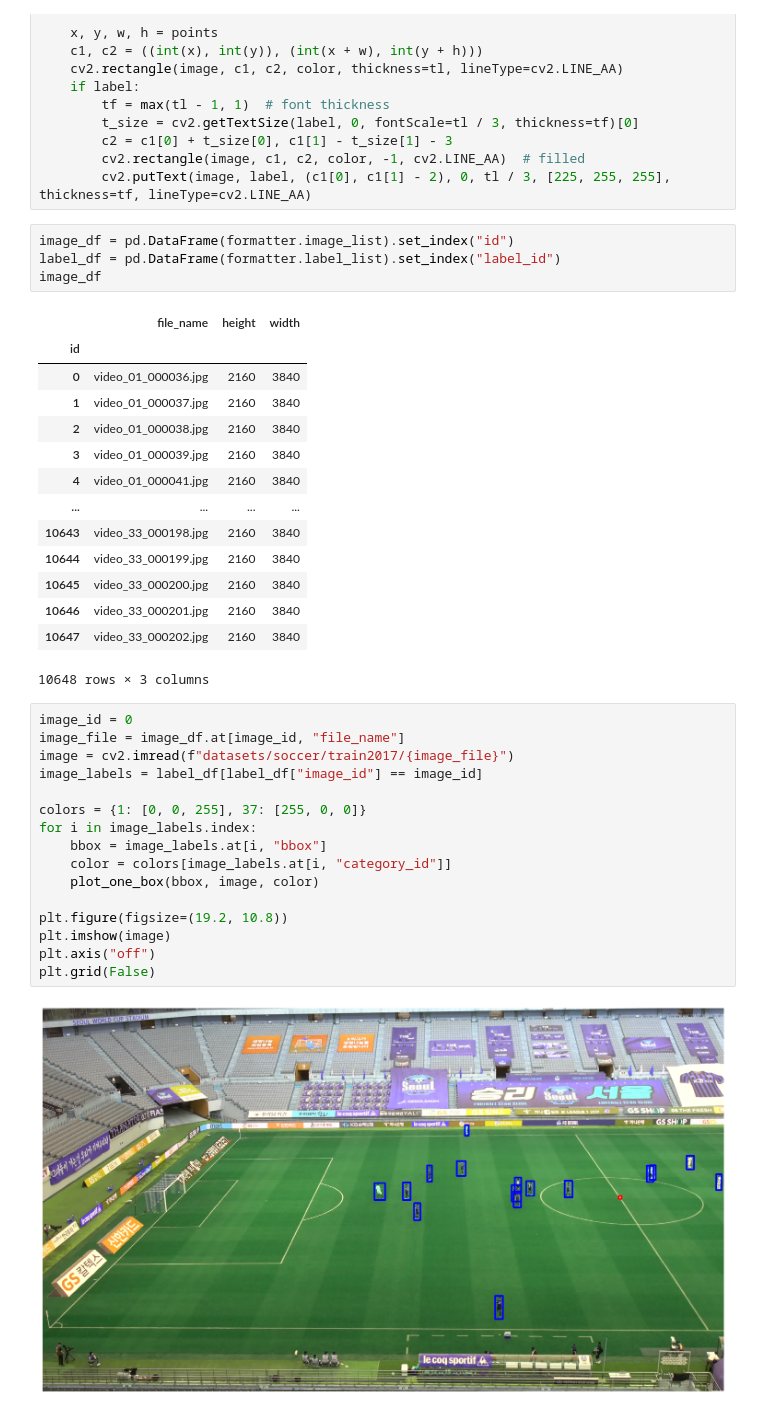
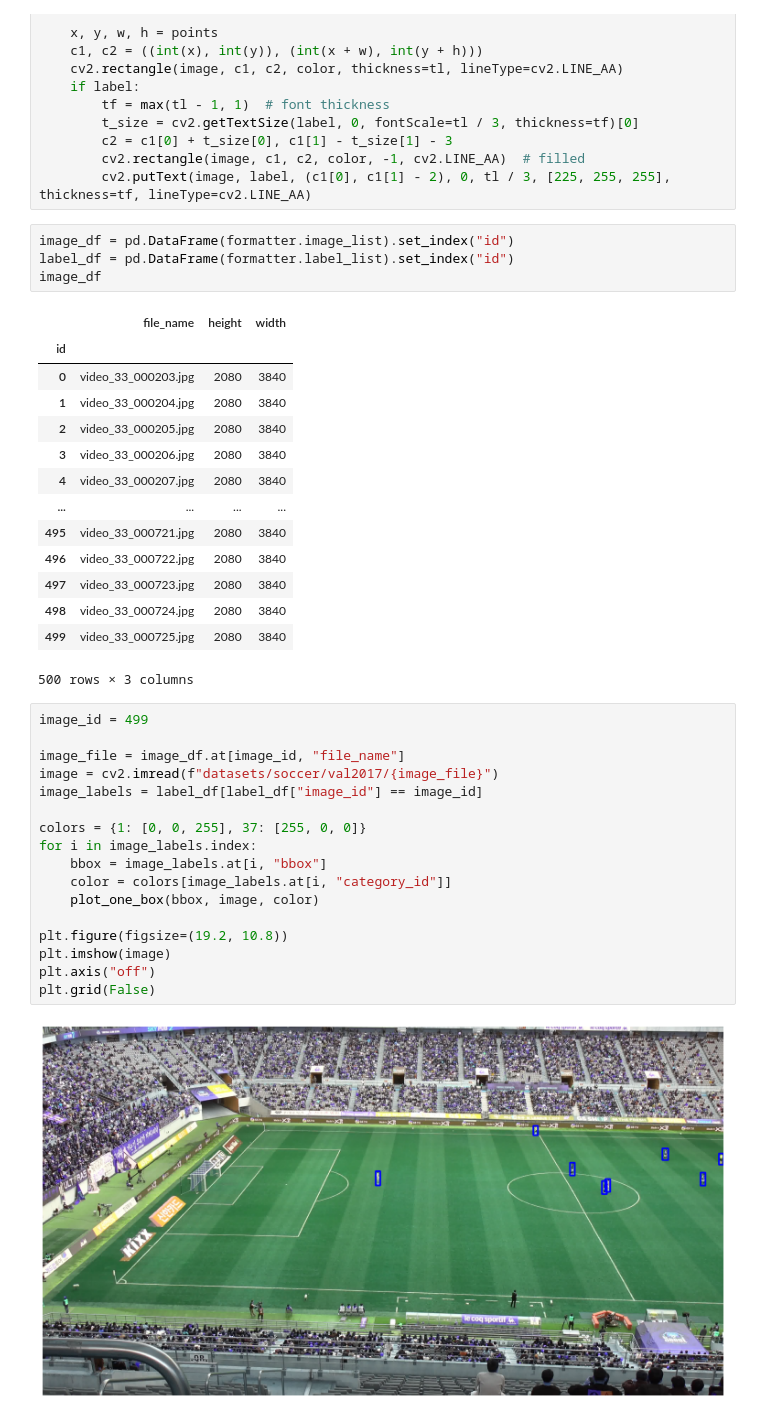
Before and after one commit to pientist/yolox, a Jupyter notebook: test.ipynb, the cells around one changed output. Cells and saved outputs as stored; diff of their text form.

```diff
--- a/test.ipynb
+++ b/test.ipynb
@@ -75,38 +70,39 @@ def plot_one_box(points: list, image: np.ndarray, color, label=None, line_thickn
         cv2.putText(image, label, (c1[0], c1[1] - 2), 0, tl / 3, [225, 255, 255], thickness=tf, lineType=cv2.LINE_AA)
 # %%
 image_df = pd.DataFrame(formatter.image_list).set_index("id")
-label_df = pd.DataFrame(formatter.label_list).set_index("label_id")
+label_df = pd.DataFrame(formatter.label_list).set_index("id")
 image_df
 # %% [output]
 |  | file_name | height | width |
 | id |  |  |  |
-| 0 | video_01_000036.jpg | 2160 | 3840 |
-| 1 | video_01_000037.jpg | 2160 | 3840 |
-| 2 | video_01_000038.jpg | 2160 | 3840 |
-| 3 | video_01_000039.jpg | 2160 | 3840 |
-| 4 | video_01_000041.jpg | 2160 | 3840 |
+| 0 | video_33_000203.jpg | 2080 | 3840 |
+| 1 | video_33_000204.jpg | 2080 | 3840 |
+| 2 | video_33_000205.jpg | 2080 | 3840 |
+| 3 | video_33_000206.jpg | 2080 | 3840 |
+| 4 | video_33_000207.jpg | 2080 | 3840 |
 | ... | ... | ... | ... |
-| 10643 | video_33_000198.jpg | 2160 | 3840 |
-| 10644 | video_33_000199.jpg | 2160 | 3840 |
-| 10645 | video_33_000200.jpg | 2160 | 3840 |
-| 10646 | video_33_000201.jpg | 2160 | 3840 |
-| 10647 | video_33_000202.jpg | 2160 | 3840 |
+| 495 | video_33_000721.jpg | 2080 | 3840 |
+| 496 | video_33_000722.jpg | 2080 | 3840 |
+| 497 | video_33_000723.jpg | 2080 | 3840 |
+| 498 | video_33_000724.jpg | 2080 | 3840 |
+| 499 | video_33_000725.jpg | 2080 | 3840 |
-10648 rows × 3 columns
+500 rows × 3 columns
 # %%
-image_id = 0
+image_id = 499
+
 image_file = image_df.at[image_id, "file_name"]
-image = cv2.imread(f"datasets/soccer/train2017/{image_file}")
+image = cv2.imread(f"datasets/soccer/val2017/{image_file}")
 image_labels = label_df[label_df["image_id"] == image_id]
 
 colors = {1: [0, 0, 255], 37: [255, 0, 0]}
 for i in image_labels.index:
     bbox = image_labels.at[i, "bbox"]
     color = colors[image_labels.at[i, "category_id"]]
     plot_one_box(bbox, image, color)
 
 plt.figure(figsize=(19.2, 10.8))
 plt.imshow(image)
 plt.axis("off")
 plt.grid(False)
 # %% [output]
-[figure, old version]
+[figure, new version]
```
Also changed, not shown: parts of 7 cells of this notebook, 5 other files.
